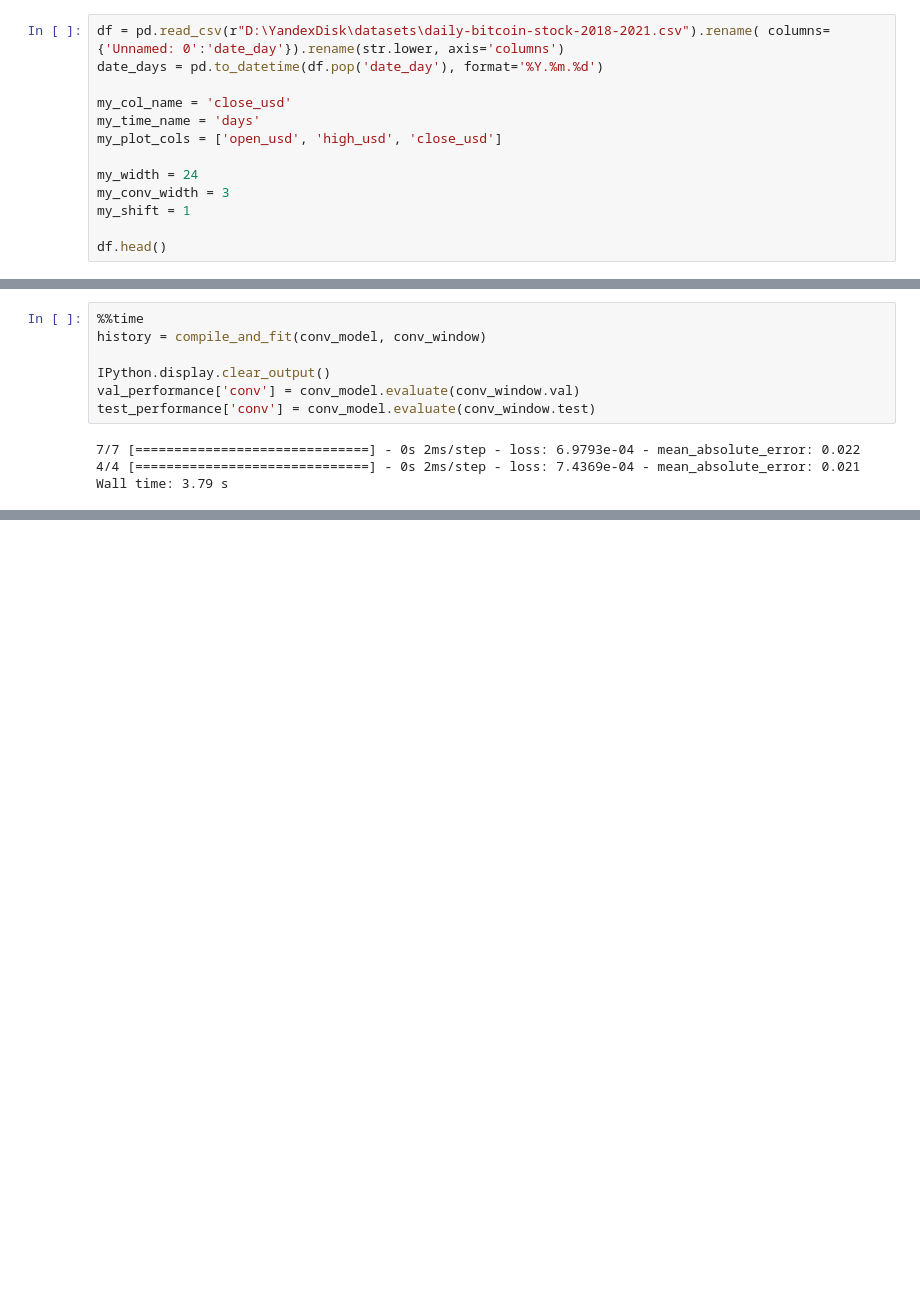
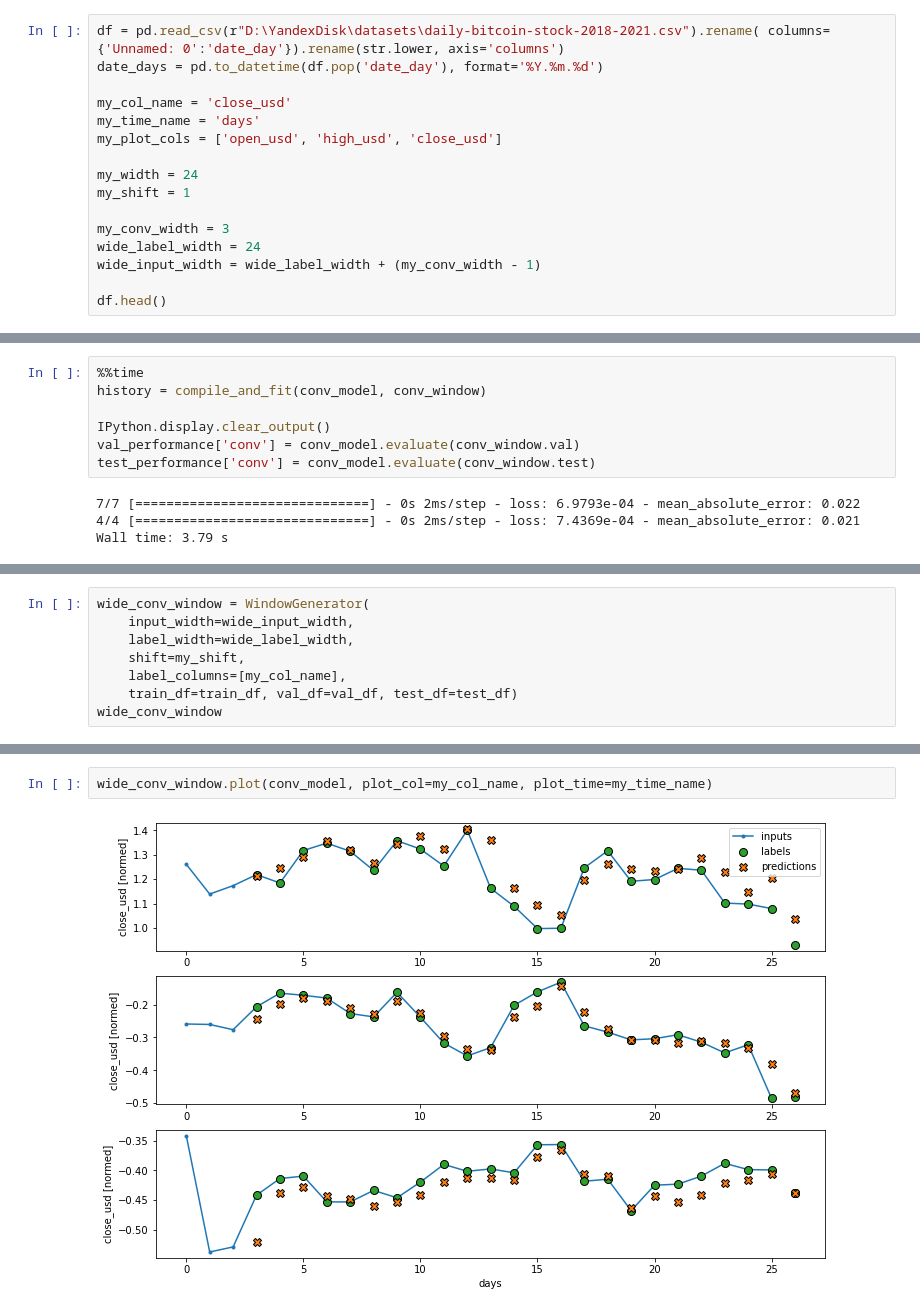
Before and after one commit to algorithm-ssau/generating-image-captions, a Jupyter notebook: lab2-stock-forecasting/1-stock-forecasting.ipynb, the cells around one changed output, grey strips where cells are left out. Cells and saved outputs as stored; diff of their text form; blank space fills up the shorter version.

Commit message:
check wide conv window

```diff
--- a/lab2-stock-forecasting/1-stock-forecasting.ipynb
+++ b/lab2-stock-forecasting/1-stock-forecasting.ipynb
@@ -29,9 +29,12 @@ my_time_name = 'days'
 my_plot_cols = ['open_usd', 'high_usd', 'close_usd']
 
 my_width = 24
-my_conv_width = 3
 my_shift = 1
 
+my_conv_width = 3
+wide_label_width = 24
+wide_input_width = wide_label_width + (my_conv_width - 1)
+
 df.head()
 # %% [output]
 |  | open_sar | open_usd | high_sar | high_usd | low_sar | low_usd | close_sar | close_usd | volume |
@@ -575,0 +589,8 @@ Wall time: 3.79 s
+# %%
+wide_conv_window = WindowGenerator(
+    input_width=wide_input_width,
+    label_width=wide_label_width,
+    shift=my_shift,
+    label_columns=[my_col_name],
+    train_df=train_df, val_df=val_df, test_df=test_df)
+wide_conv_window
@@ -575,0 +613,4 @@ Wall time: 3.79 s
+# %%
+wide_conv_window.plot(conv_model, plot_col=my_col_name, plot_time=my_time_name)
+# %% [output]
+[figure, added]
```
Also changed, not shown: parts of 3 cells of this notebook.
